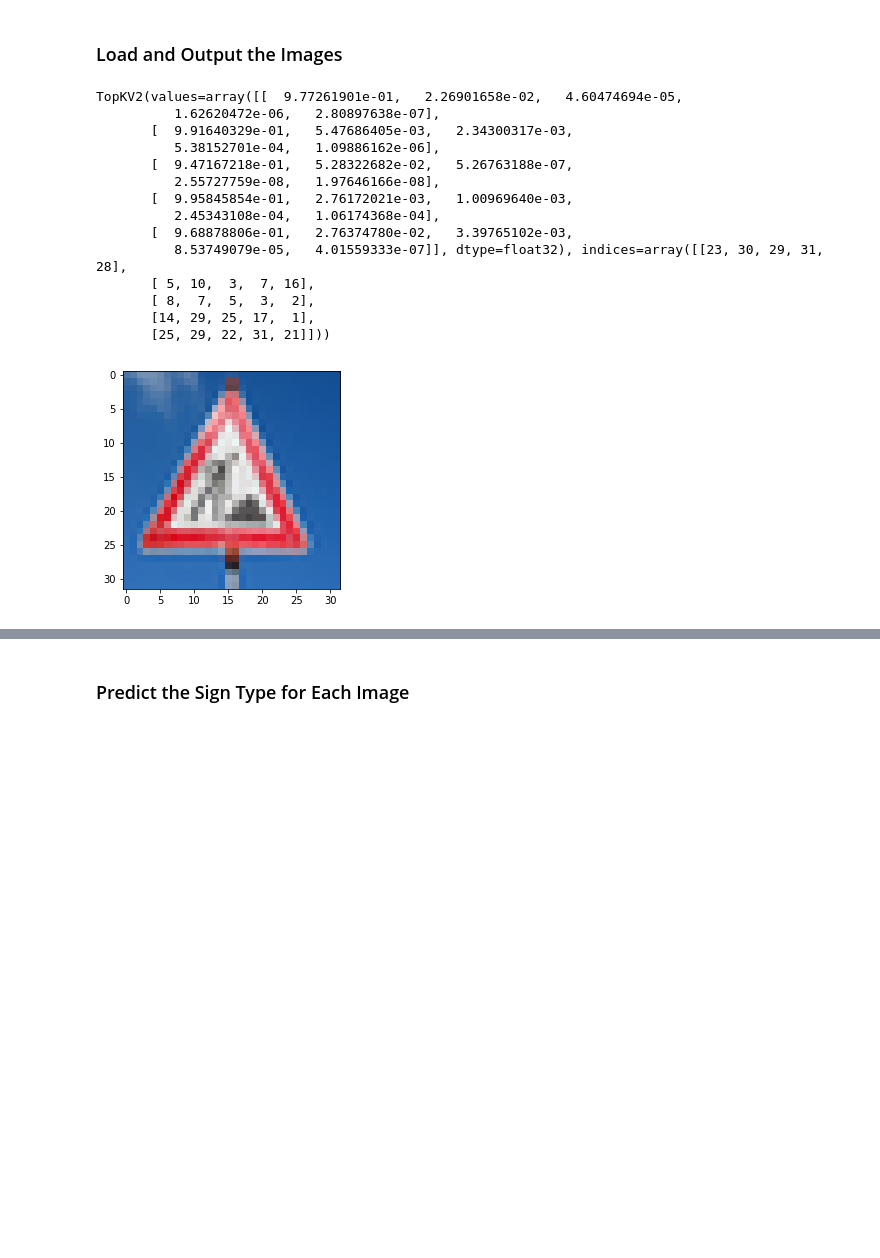
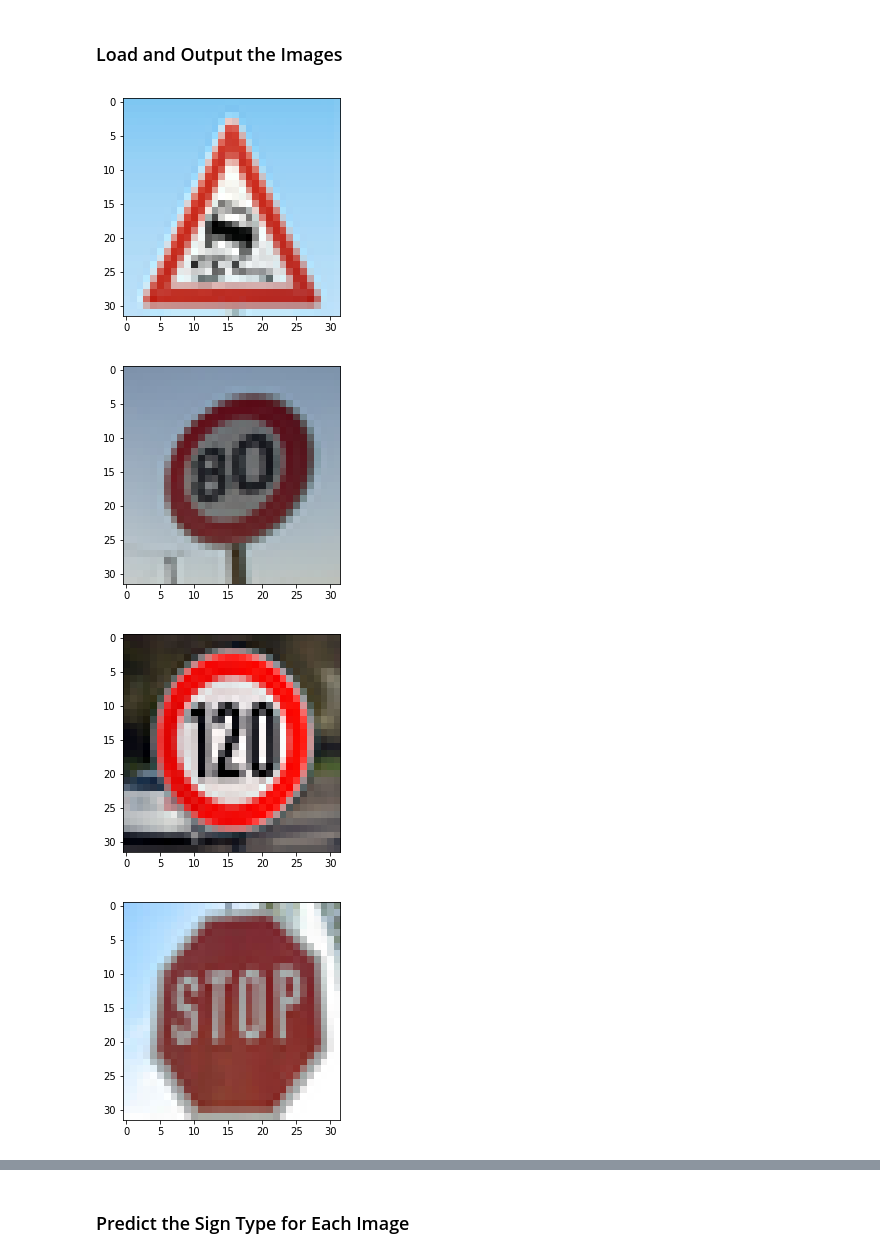
Before and after one commit to ymishin/SelfDrivingCar, a Jupyter notebook: CarND-TrafficSignClassifier-P2/TrafficSignClassifier.ipynb, the cells around one changed output, grey strips where cells are left out. Cells and saved outputs as stored; diff of their text form; code cells hidden in the pictures; blank space fills up the shorter version.

```diff
--- a/CarND-TrafficSignClassifier-P2/TrafficSignClassifier.ipynb
+++ b/CarND-TrafficSignClassifier-P2/TrafficSignClassifier.ipynb
@@ -297,41 +303,21 @@ You may find `signnames.csv` useful as it contains mappings from the class id (i
 # %% [markdown]
 ### Load and Output the Images
 # %%
-### Load the images and plot them here.
-### Feel free to use as many code cells as needed.
 from PIL import Image
 import numpy as np
 
 sample_images = ['slippery_road.jpg', '80_kmh.jpg', '120_kmh.jpg', 'stop.jpg', 'road_work.jpg']
 sample_folder = './data/'
 
 sample_data = []
 for file in sample_images:
     img = Image.open(sample_folder + file)
     img = img.resize((32, 32), Image.ANTIALIAS)
     sample_data.append(np.array(img))
     plt.imshow(img)
-
-sample_data = (np.array(sample_data) - 128.0) / 128.0
-
-softmax = tf.nn.softmax(logits=logits)
-nn_top_k = tf.nn.top_k(softmax, k=5)
-with tf.Session() as sess:
-    saver.restore(sess, tf.train.latest_checkpoint('.'))
-    print(sess.run(nn_top_k, feed_dict={x: sample_data, keep_prob: 1.0}))
+    plt.show()
 # %% [output]
-TopKV2(values=array([[  9.77261901e-01,   2.26901658e-02,   4.60474694e-05,
-          1.62620472e-06,   2.80897638e-07],
-       [  9.91640329e-01,   5.47686405e-03,   2.34300317e-03,
-          5.38152701e-04,   1.09886162e-06],
-       [  9.47167218e-01,   5.28322682e-02,   5.26763188e-07,
-          2.55727759e-08,   1.97646166e-08],
-       [  9.95845854e-01,   2.76172021e-03,   1.00969640e-03,
-          2.45343108e-04,   1.06174368e-04],
-       [  9.68878806e-01,   2.76374780e-02,   3.39765102e-03,
-          8.53749079e-05,   4.01559333e-07]], dtype=float32), indices=array([[23, 30, 29, 31, 28],
-       [ 5, 10,  3,  7, 16],
-       [ 8,  7,  5,  3,  2],
-       [14, 29, 25, 17,  1],
-       [25, 29, 22, 31, 21]]))
-[figure, old version]
+[figure, new version]
+[figure, added]
+[figure, added]
+[figure, added]
```
Also changed, not shown: parts of 15 cells of this notebook.
